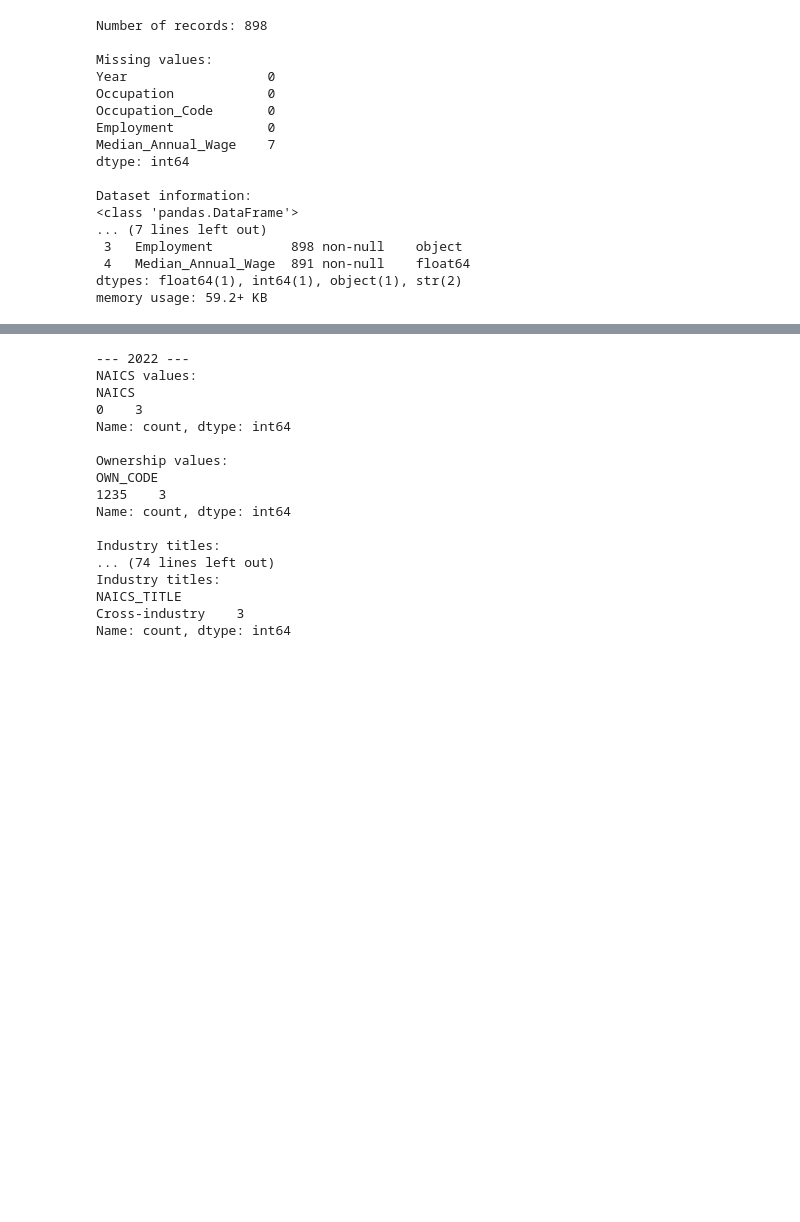
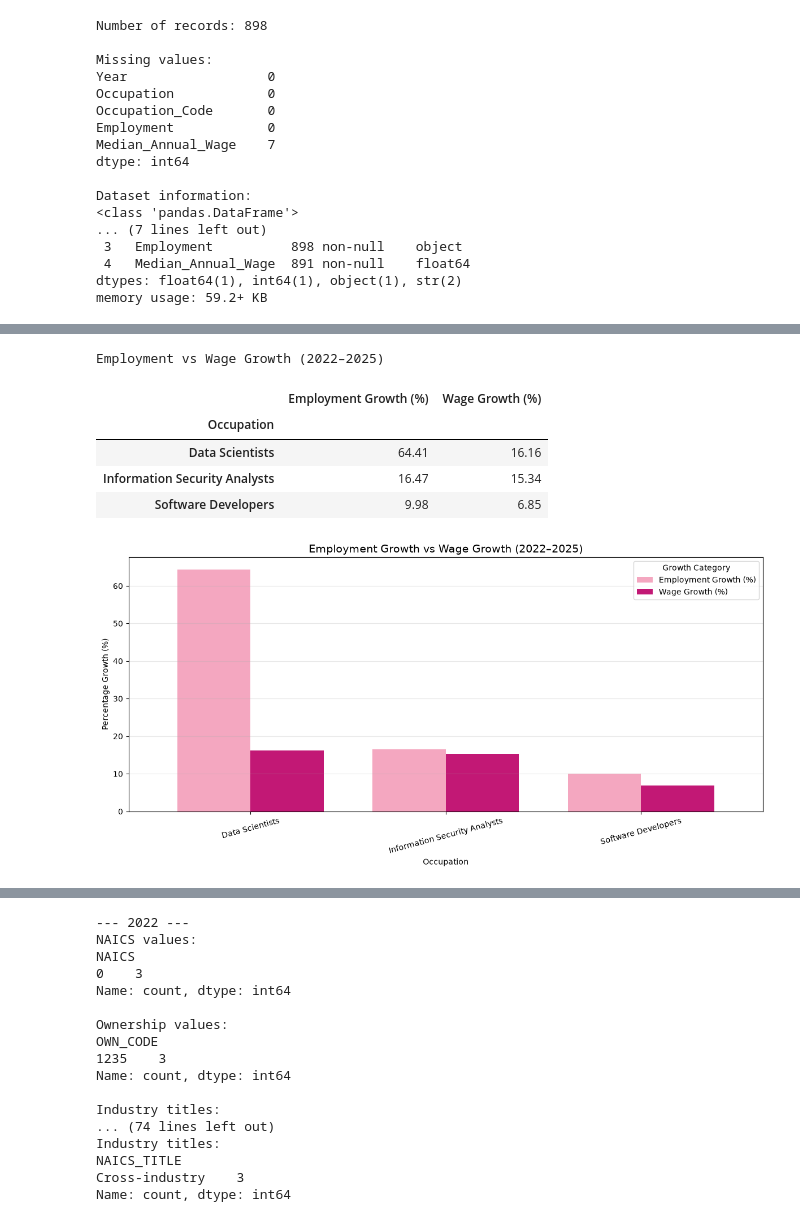
Before and after one commit to Onyinyechukwu24/AIEmployment-Visualisation-2023078, a Jupyter notebook: AI_Employment_Visualisation_ .ipynb, the cells around one changed output, grey strips where cells are left out. Saved outputs shown, nothing was run; the diff lists cells and outputs as text; code cells hidden in the pictures; blank space fills up the shorter version.

Commit message:
dashboard and employmet growth

```diff
--- a/AI_Employment_Visualisation_ .ipynb
+++ b/AI_Employment_Visualisation_ .ipynb
@@ -195,0 +365,38 @@ memory usage: 59.2+ KB
+# %%
+# Combine employment and wage growth results
+
+growth_comparison = pd.DataFrame({
+    "Employment Growth (%)": employment_growth["Growth_Percentage"],
+    "Wage Growth (%)": wage_growth["Growth_Percentage"]
+})
+
+print("Employment vs Wage Growth (2022–2025)")
+display(growth_comparison)
+
+# Create a grouped bar chart
+ax = growth_comparison.plot(
+    kind="bar",
+    figsize=(12, 6),
+    color=["#F4A7C0", "#C21875"],
+    width=0.75
+)
+
+plt.title(
+    "Employment Growth vs Wage Growth (2022–2025)",
+    fontsize=14
+)
+plt.xlabel("Occupation")
+plt.ylabel("Percentage Growth (%)")
+plt.xticks(rotation=15)
+plt.legend(title="Growth Category")
+plt.grid(axis="y", alpha=0.3)
+plt.tight_layout()
+plt.show()
+# %% [output]
+Employment vs Wage Growth (2022–2025)
+|  | Employment Growth (%) | Wage Growth (%) |
+| Occupation |  |  |
+| Data Scientists | 64.41 | 16.16 |
+| Information Security Analysts | 16.47 | 15.34 |
+| Software Developers | 9.98 | 6.85 |
+[figure, added]
```
Also changed, not shown: parts of 9 cells of this notebook.
